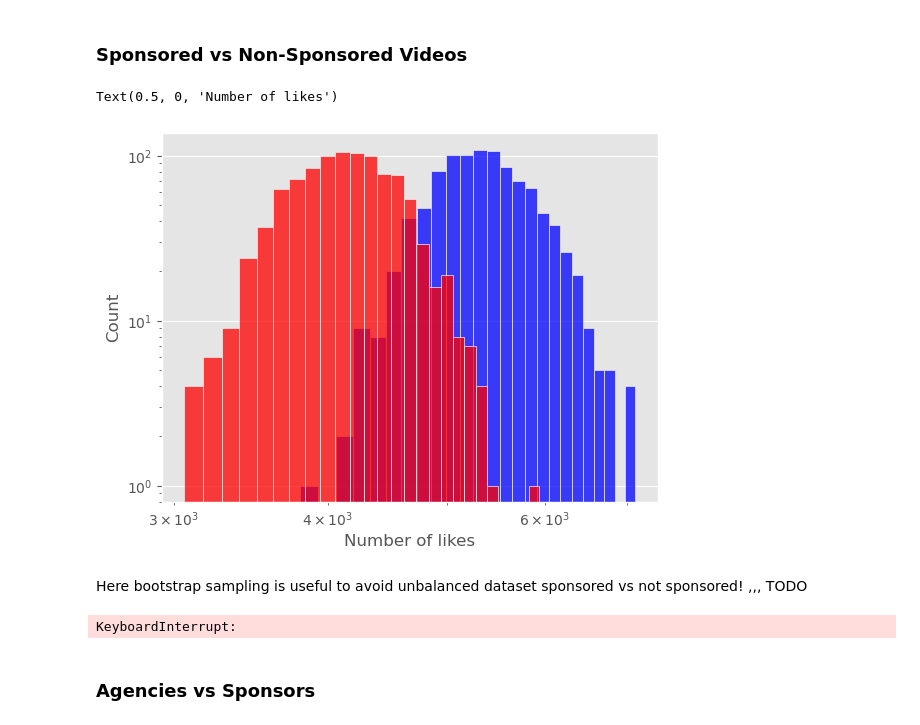
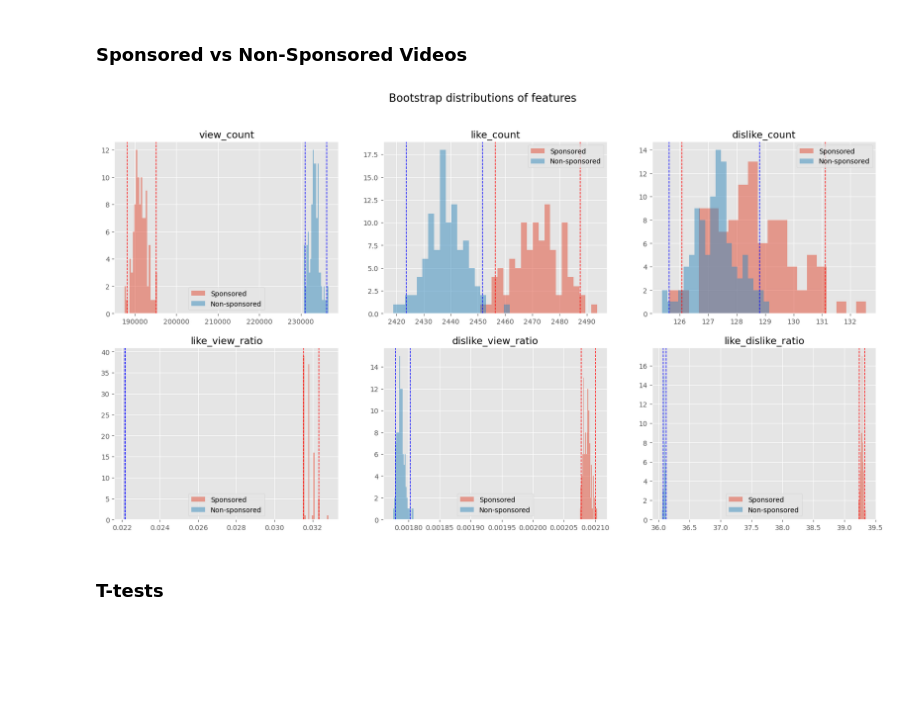
Before and after one commit to epfl-ada/ada-2022-project-fraisetagada, a Jupyter notebook: analysis/sponsored_videos_analysis.ipynb, the cells around one changed output. Cells and saved outputs as stored; diff of their text form; code cells hidden in the pictures; blank space fills up the shorter version.

Commit message:
Fix bootstrap

```diff
--- a/analysis/sponsored_videos_analysis.ipynb
+++ b/analysis/sponsored_videos_analysis.ipynb
@@ -217,4 +223,9 @@ all_metadatas = all_metadatas \
     .withColumn('like_view_ratio', col('like_count') / col('view_count')) \
     .withColumn('dislike_view_ratio', col('dislike_count') / col('view_count')) \
     .withColumn('like_dislike_ratio', col('like_count') / col('dislike_count'))
+
+all_metadatas = all_metadatas \
+    .where(col('like_view_ratio').isNotNull()) \
+    .where(col('dislike_view_ratio').isNotNull()) \
+    .where(col('like_dislike_ratio').isNotNull())
 # %%
@@ -237,21 +246,42 @@ sample_median_nsp = bootstrap(all_metadatas_nsp, 'view_count', n_samples=1000, n
-# %%
-sns.histplot(data=sample_medians_sp)
-sns.histplot(data=sample_median_nsp)
-plt.xscale('log')
-plt.yscale('log')
-plt.xlabel('Number of likes')
-# %% [output]
-Text(0.5, 0, 'Number of likes')
-[figure, removed]
-# %% [markdown]
-Here bootstrap sampling is useful to avoid unbalanced dataset sponsored vs not sponsored! ,,, TODO
-# %%
-# subfig of distributions
-fig, (ax1, ax2, ax3) = plt.subplots(1, 3, figsize=(20, 6))
-
-# like_count is_sponsored hue
-sns.histplot(data=all_metadatas.select('like_count', 'is_sponsored').toPandas(), x='like_count', hue='is_sponsored', ax=ax1)
-# %% [output]
-KeyboardInterrupt:
-# %% [markdown]
-### Agencies vs Sponsors
+# %%
+all_metadatas_sp = all_metadatas.where(col('is_sponsored'))
+all_metadatas_nsp = all_metadatas.where(~col('is_sponsored'))
+
+bootstrap_results = {}
+bootstrap_feature_list = ['view_count', 'like_count', 'dislike_count', 'like_view_ratio', 'dislike_view_ratio', 'like_dislike_ratio']
+n_bootstrap = 1000
+for feature in bootstrap_feature_list:
+    bootstrap_sp, ci_sp_lower, ci_sp_upper = bootstrap(all_metadatas_sp, feature, n_bootstrap=n_bootstrap)
+    bootstrap_nsp, ci_nsp_lower, ci_nsp_upper = bootstrap(all_metadatas_nsp, feature, n_bootstrap=n_bootstrap)
+    # Write results to a dict
+    bootstrap_results[feature] = {
+        'sp': {
+            'values': bootstrap_sp,
+            'ci_lower': ci_sp_lower,
+            'ci_upper': ci_sp_upper
+        },
+        'nsp': {
+            'values': bootstrap_nsp,
+            'ci_lower': ci_nsp_lower,
+            'ci_upper': ci_nsp_upper
+        }
+    }
+# %%
+# plot histograms
+fig, axes = plt.subplots(2, 3, figsize=(20, 10))
+for i, feature in enumerate(bootstrap_feature_list):
+    ax = axes[i // 3, i % 3]
+    ax.hist(bootstrap_results[feature]['sp']['values'], bins=20, alpha=0.5, label='Sponsored')
+    ax.hist(bootstrap_results[feature]['nsp']['values'], bins=20, alpha=0.5, label='Non-sponsored')
+    ax.axvline(bootstrap_results[feature]['sp']['ci_lower'], color='red', linestyle='dashed', linewidth=1)
+    ax.axvline(bootstrap_results[feature]['sp']['ci_upper'], color='red', linestyle='dashed', linewidth=1)
+    ax.axvline(bootstrap_results[feature]['nsp']['ci_lower'], color='blue', linestyle='dashed', linewidth=1)
+    ax.axvline(bootstrap_results[feature]['nsp']['ci_upper'], color='blue', linestyle='dashed', linewidth=1)
+    ax.set_title(feature)
+    ax.legend()
+fig.suptitle('Bootstrap distributions of features', fontsize=16)
+plt.show()
+# %% [output]
+[figure, added]
+# %% [markdown]
+### T-tests
```
Also changed, not shown: parts of 17 cells of this notebook.
